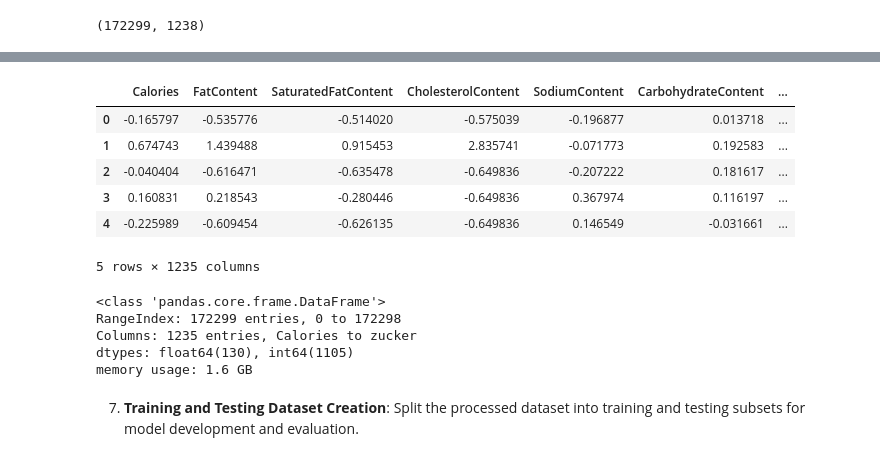
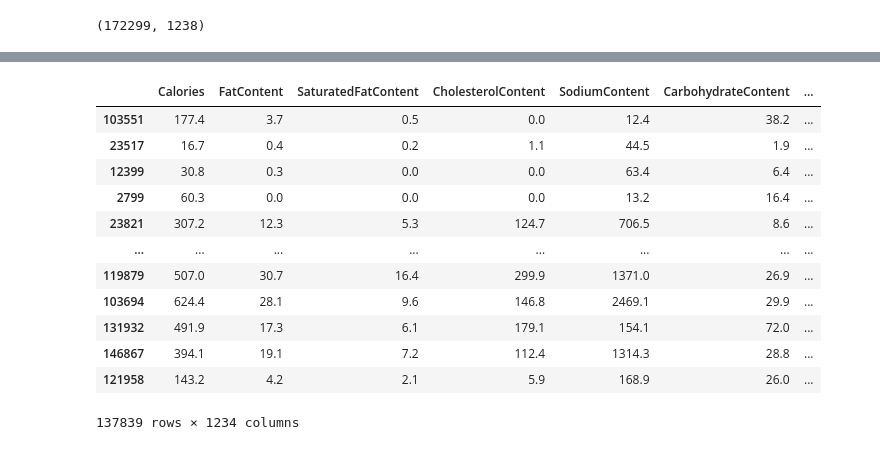
Before and after one commit to shendong124/Springboard, a Jupyter notebook: Capstone02/Capstone 02 - feature engeneering.ipynb, the cells around one changed output, grey strips where cells are left out. Cells and saved outputs as stored; diff of their text form; code cells hidden in the pictures.

```diff
--- a/Capstone02/Capstone 02 - feature engeneering.ipynb
+++ b/Capstone02/Capstone 02 - feature engeneering.ipynb
@@ -431,38 +432,0 @@ Final_df =Final_df.drop(columns = ['month'])
-# %%
-from sklearn.preprocessing import StandardScaler
-
-# Step 1: Identify column types
-numerical_columns = ['Calories', 'FatContent', 'SaturatedFatContent', 'CholesterolContent', 'SodiumContent', 'CarbohydrateContent', 'FiberContent', 'SugarContent', 'ProteinContent',
-       'TotalTimeMinutes', 'description_length', 'rating_count', 'Instruction_length', 'ingredient_count']
-
-df_nonscale = Final_df.drop(columns = numerical_columns)
-
-# Step 2: Initialize StandardScaler
-scaler = StandardScaler()
-
-# Step 3: Scale numerical columns
-scaled_numerical = scaler.fit_transform(Final_df[numerical_columns])
-
-# Step 4: Convert scaled data back to DataFrame
-scaled_numerical_df = pd.DataFrame(scaled_numerical, columns=numerical_columns, index=df.index)
-
-# Step 5: Concatenate scaled numerical and one-hot encoded columns
-df_scaled = pd.concat([scaled_numerical_df, df_nonscale], axis=1)
-
-df_scaled.head()
-# %% [output]
-|  | Calories | FatContent | SaturatedFatContent | CholesterolContent | SodiumContent | CarbohydrateContent | ... |
-| 0 | -0.165797 | -0.535776 | -0.514020 | -0.575039 | -0.196877 | 0.013718 | ... |
-| 1 | 0.674743 | 1.439488 | 0.915453 | 2.835741 | -0.071773 | 0.192583 | ... |
-| 2 | -0.040404 | -0.616471 | -0.635478 | -0.649836 | -0.207222 | 0.181617 | ... |
-| 3 | 0.160831 | 0.218543 | -0.280446 | -0.649836 | 0.367974 | 0.116197 | ... |
-| 4 | -0.225989 | -0.609454 | -0.626135 | -0.649836 | 0.146549 | -0.031661 | ... |
-5 rows × 1235 columns
-# %%
-df_scaled.info()
-# %% [output]
-<class 'pandas.core.frame.DataFrame'>
-RangeIndex: 172299 entries, 0 to 172298
-Columns: 1235 entries, Calories to zucker
-dtypes: float64(130), int64(1105)
-memory usage: 1.6 GB
@@ -471,11 +433,25 @@ df_scaled.to_pickle('/Users/shendong/Desktop/Springboard_local/Springboard_old/d
-# %% [markdown]
-7. **Training and Testing Dataset Creation**: Split the processed dataset into training and testing subsets for model development and evaluation.
 # %%
 from sklearn.model_selection import train_test_split
 
 # define features and target variable
-X = df_scaled.drop(columns = 'average_rating')
-y = df_scaled['average_rating']
+X = Final_df.drop(columns = 'average_rating')
+y = Final_df['average_rating']
 
 # Split into training and testing sets
-X_train, X_test, y_train, y_test = train_test_split(X, y, test_size=0.3, random_state=42)
+X_train, X_test, y_train, y_test = train_test_split(X, y, test_size=0.2, random_state=42)
+# %%
+X_train
+# %% [output]
+|  | Calories | FatContent | SaturatedFatContent | CholesterolContent | SodiumContent | CarbohydrateContent | ... |
+| 103551 | 177.4 | 3.7 | 0.5 | 0.0 | 12.4 | 38.2 | ... |
+| 23517 | 16.7 | 0.4 | 0.2 | 1.1 | 44.5 | 1.9 | ... |
+| 12399 | 30.8 | 0.3 | 0.0 | 0.0 | 63.4 | 6.4 | ... |
+| 2799 | 60.3 | 0.0 | 0.0 | 0.0 | 13.2 | 16.4 | ... |
+| 23821 | 307.2 | 12.3 | 5.3 | 124.7 | 706.5 | 8.6 | ... |
+| ... | ... | ... | ... | ... | ... | ... | ... |
+| 119879 | 507.0 | 30.7 | 16.4 | 299.9 | 1371.0 | 26.9 | ... |
+| 103694 | 624.4 | 28.1 | 9.6 | 146.8 | 2469.1 | 29.9 | ... |
+| 131932 | 491.9 | 17.3 | 6.1 | 179.1 | 154.1 | 72.0 | ... |
+| 146867 | 394.1 | 19.1 | 7.2 | 112.4 | 1314.3 | 28.8 | ... |
+| 121958 | 143.2 | 4.2 | 2.1 | 5.9 | 168.9 | 26.0 | ... |
+137839 rows × 1234 columns
```
Also changed, not shown: parts of 7 cells of this notebook, 1 other file.
